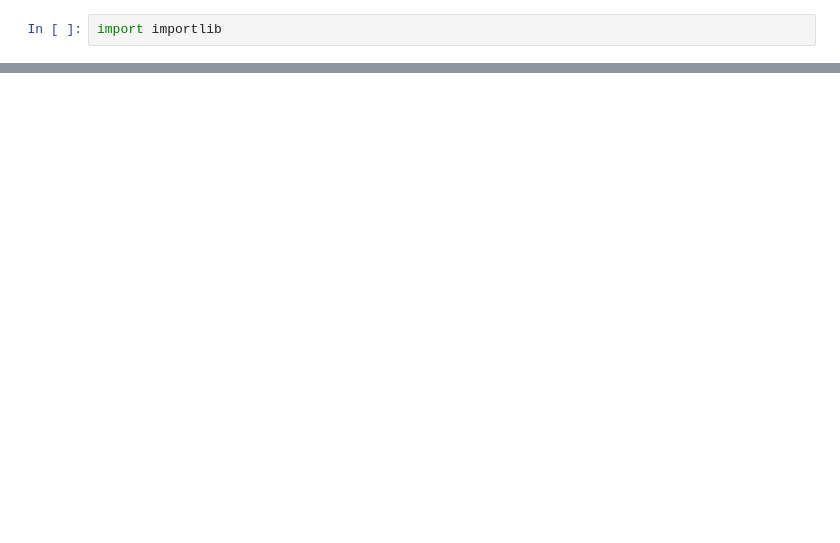
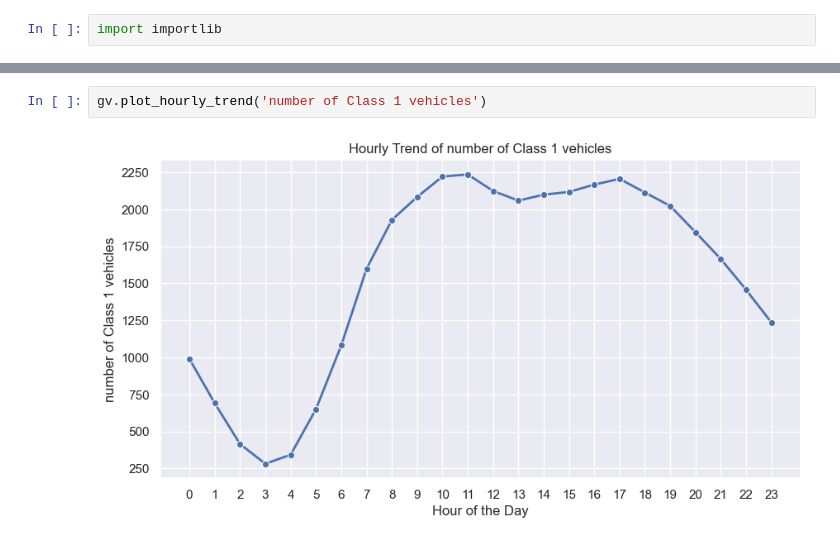
Before and after one commit to Regression1404/pulse-of-tehran, a Jupyter notebook: analysis.ipynb, the cells around one changed output, grey strips where cells are left out. Drawn from its saved outputs; the diff is of its cells as text; blank space fills up the shorter version.

```diff
--- a/analysis.ipynb
+++ b/analysis.ipynb
@@ -71,0 +67,4 @@ gv.plot_hourly_trend('total number of vehicles')
+# %%
+gv.plot_hourly_trend('number of Class 1 vehicles')
+# %% [output]
+[figure, added]
```
Also changed, not shown: parts of 10 cells of this notebook, 2 other files.
